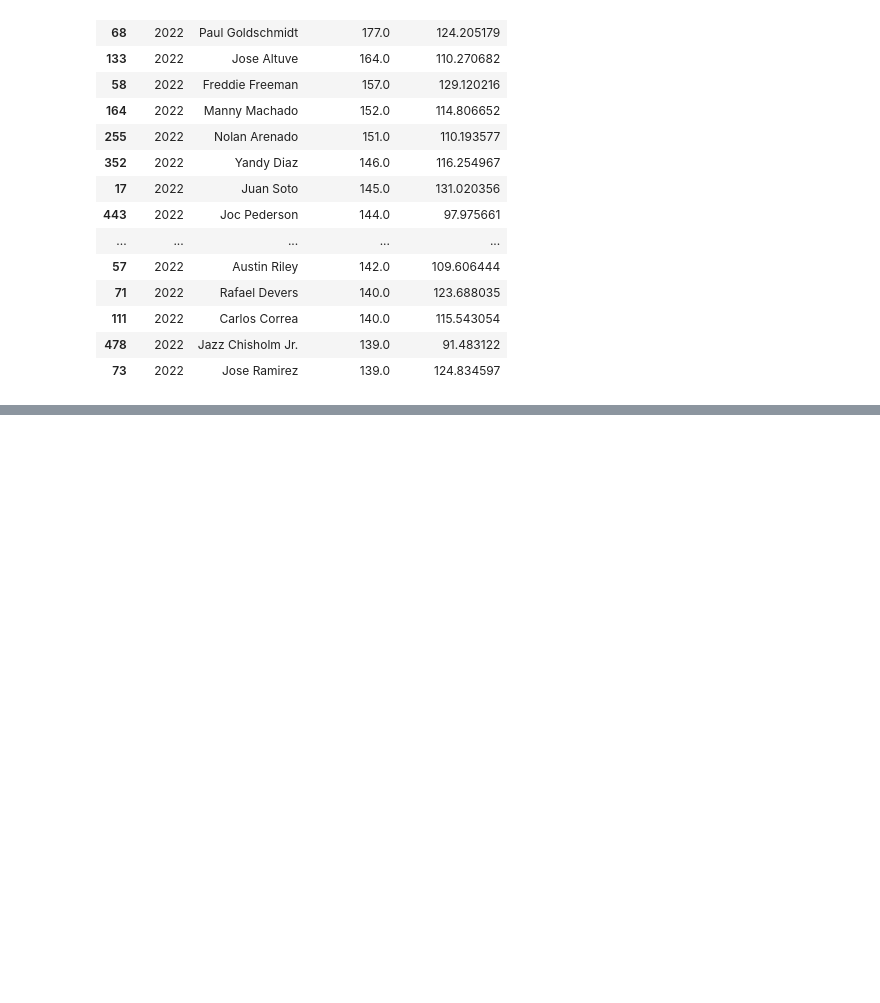
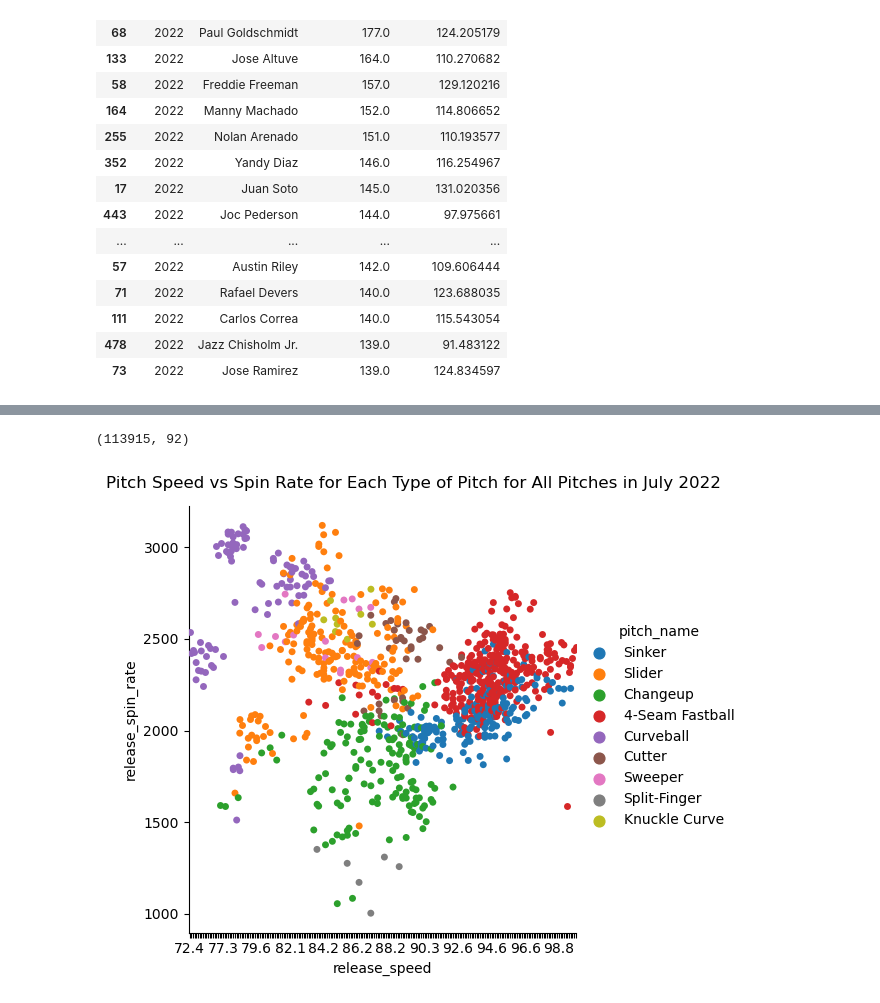
Before and after one commit to danielcho16/baseball_analytics, a Jupyter notebook: baseball_analytics.ipynb, the cells around one changed output, grey strips where cells are left out. Drawn from its saved outputs; the diff is of its cells as text; code cells hidden in the pictures; blank space fills up the shorter version.

```diff
--- a/baseball_analytics.ipynb
+++ b/baseball_analytics.ipynb
@@ -1415,0 +1420,4 @@ hits_2022_df.loc[:,['Season','Name','Actual_wRC+','Predicted_wRC+']].sort_values
+# %%
+# pitching data from July 2022
+pitches = statcast('2022-07-01','2022-07-31')
+print('Dataset has {0} pitches'.format(len(pitches)))
@@ -1415,0 +1451,19 @@ hits_2022_df.loc[:,['Season','Name','Actual_wRC+','Predicted_wRC+']].sort_values
+# %%
+# pitching data with only speed, spin rate and pitch name
+pitches = pitches.dropna(subset=['release_speed','release_spin_rate','pitch_name'])
+pitches.shape
+# %% [output]
+(113915, 92)
+# %%
+# catplot of pitch speed vs spin rate for each type of pitch for all pitches from July 2022
+plot_pitches = sns.catplot(x='release_speed',y='release_spin_rate',hue='pitch_name',data=pitches[:1000])
+plt.suptitle('Pitch Speed vs Spin Rate for Each Type of Pitch for All Pitches in July 2022',ha='center',y=1.03)
+
+# showing every 20th xticklabel
+for ind, label in enumerate(plot_pitches.ax.get_xticklabels()):
+    if ind % 20 == 0:
+        label.set_visible(True)
+    else:
+        label.set_visible(False)
+# %% [output]
+[figure, added]
```
Also changed, not shown: parts of 18 cells of this notebook.
